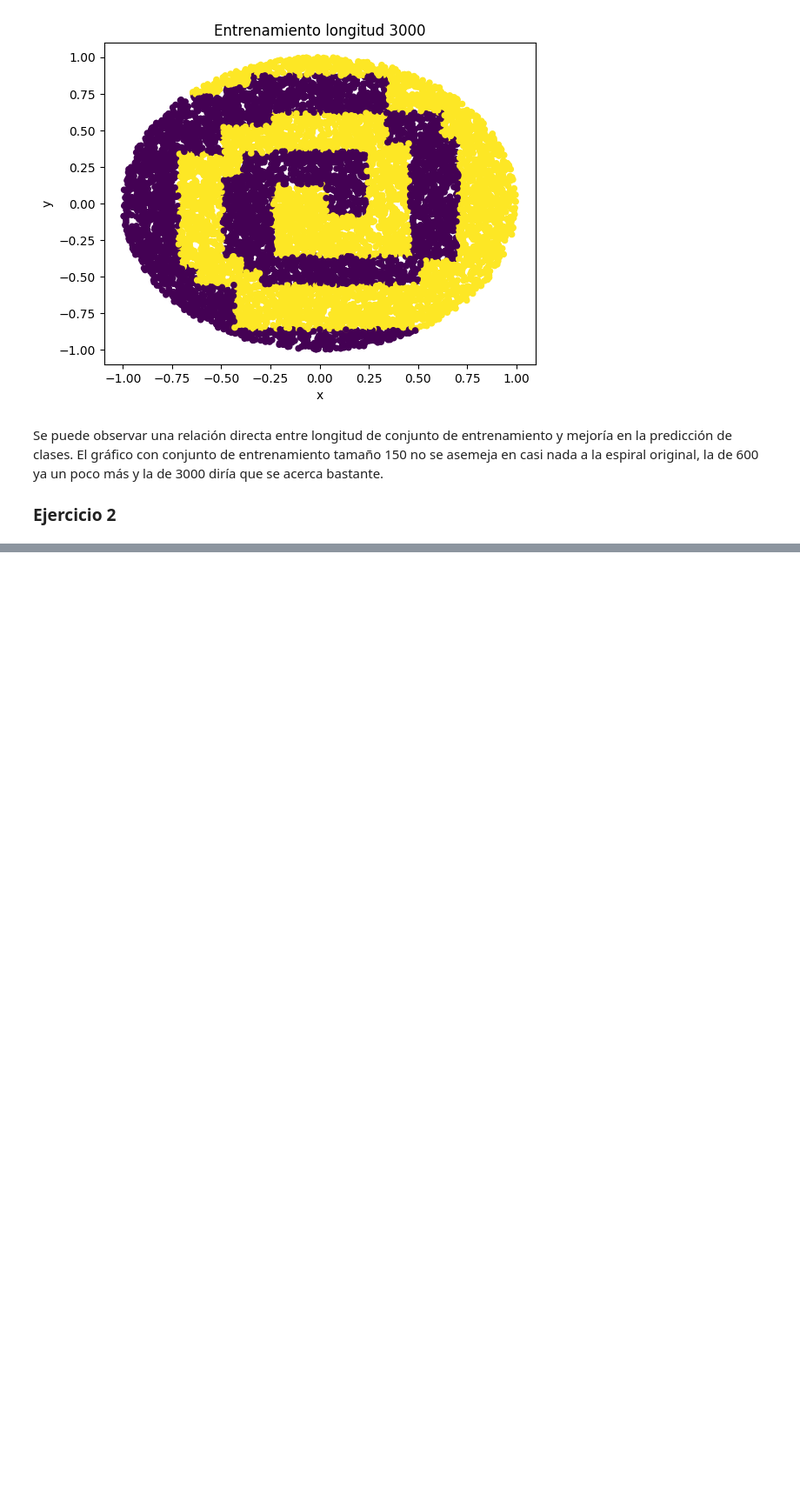
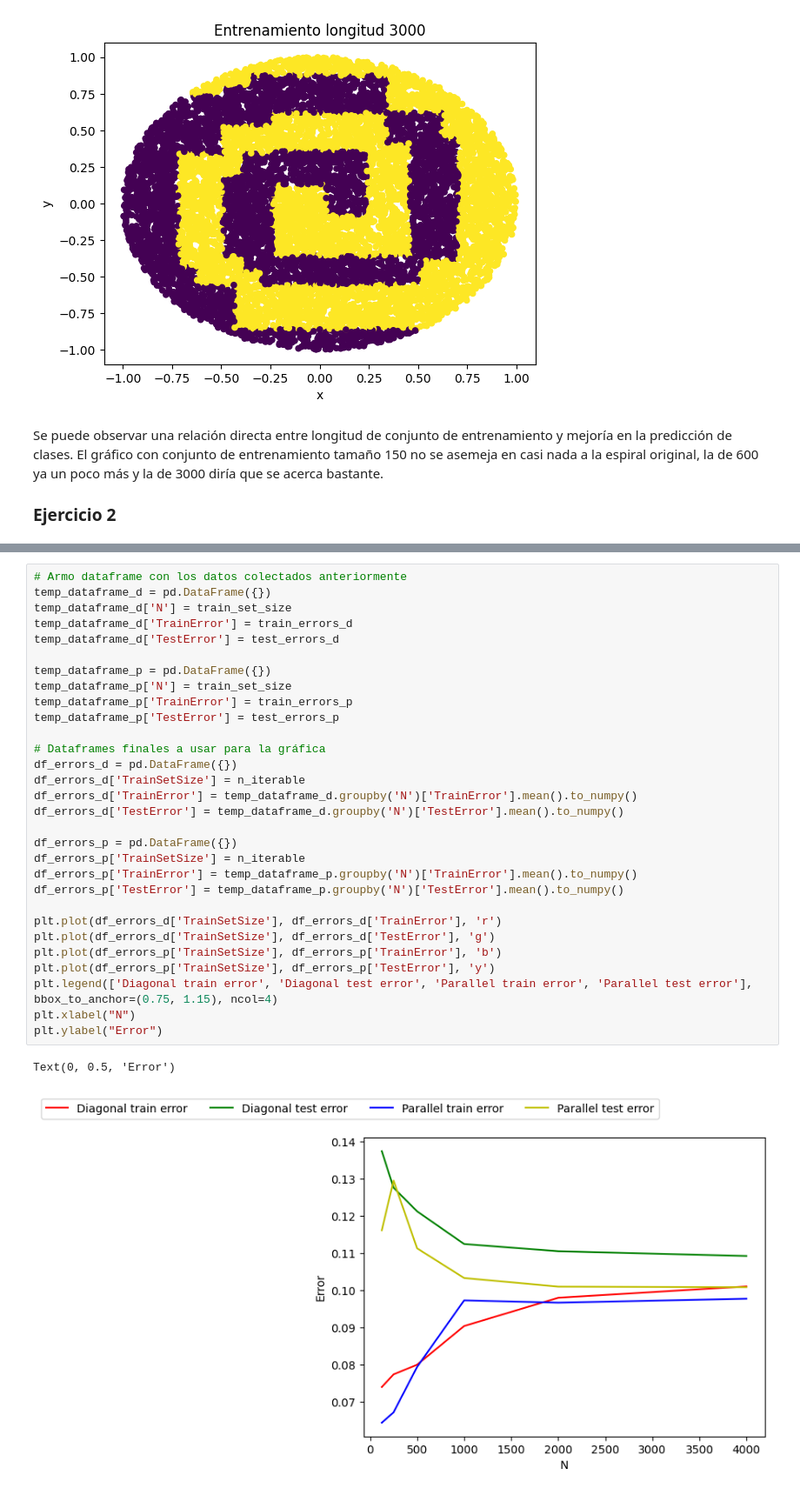
Before and after one commit to alduzarate/MachineLearning, a Jupyter notebook: TP1/arbolesDecision.ipynb, the cells around one changed output, grey strips where cells are left out. Shown at 87% size. Drawn from its saved outputs; the diff is of its cells as text; blank space fills up the shorter version.

```diff
--- a/TP1/arbolesDecision.ipynb
+++ b/TP1/arbolesDecision.ipynb
@@ -69,0 +173,33 @@ Se puede observar una relación directa entre longitud de conjunto de entrenamie
+# %%
+# Armo dataframe con los datos colectados anteriormente
+temp_dataframe_d = pd.DataFrame({})
+temp_dataframe_d['N'] = train_set_size
+temp_dataframe_d['TrainError'] = train_errors_d
+temp_dataframe_d['TestError'] = test_errors_d
+
+temp_dataframe_p = pd.DataFrame({})
+temp_dataframe_p['N'] = train_set_size
+temp_dataframe_p['TrainError'] = train_errors_p
+temp_dataframe_p['TestError'] = test_errors_p
+
+# Dataframes finales a usar para la gráfica
+df_errors_d = pd.DataFrame({})
+df_errors_d['TrainSetSize'] = n_iterable
+df_errors_d['TrainError'] = temp_dataframe_d.groupby('N')['TrainError'].mean().to_numpy()
+df_errors_d['TestError'] = temp_dataframe_d.groupby('N')['TestError'].mean().to_numpy()
+
+df_errors_p = pd.DataFrame({})
+df_errors_p['TrainSetSize'] = n_iterable
+df_errors_p['TrainError'] = temp_dataframe_p.groupby('N')['TrainError'].mean().to_numpy()
+df_errors_p['TestError'] = temp_dataframe_p.groupby('N')['TestError'].mean().to_numpy()
+
+plt.plot(df_errors_d['TrainSetSize'], df_errors_d['TrainError'], 'r')
+plt.plot(df_errors_d['TrainSetSize'], df_errors_d['TestError'], 'g')
+plt.plot(df_errors_p['TrainSetSize'], df_errors_p['TrainError'], 'b')
+plt.plot(df_errors_p['TrainSetSize'], df_errors_p['TestError'], 'y')
+plt.legend(['Diagonal train error', 'Diagonal test error', 'Parallel train error', 'Parallel test error'], bbox_to_anchor=(0.75, 1.15), ncol=4)
+plt.xlabel("N")
+plt.ylabel("Error")
+# %% [output]
+Text(0, 0.5, 'Error')
+[figure, added]
```
Also changed, not shown: parts of 4 cells of this notebook.
